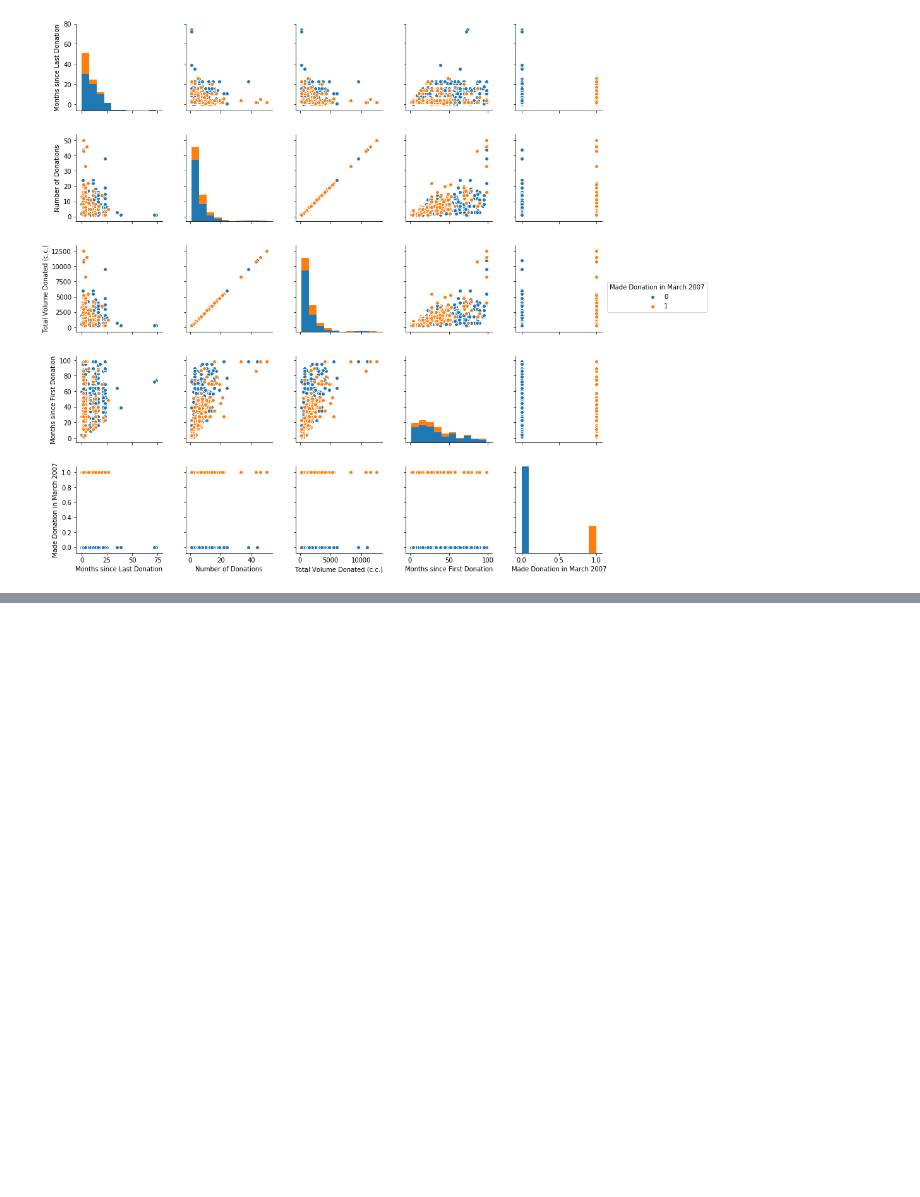
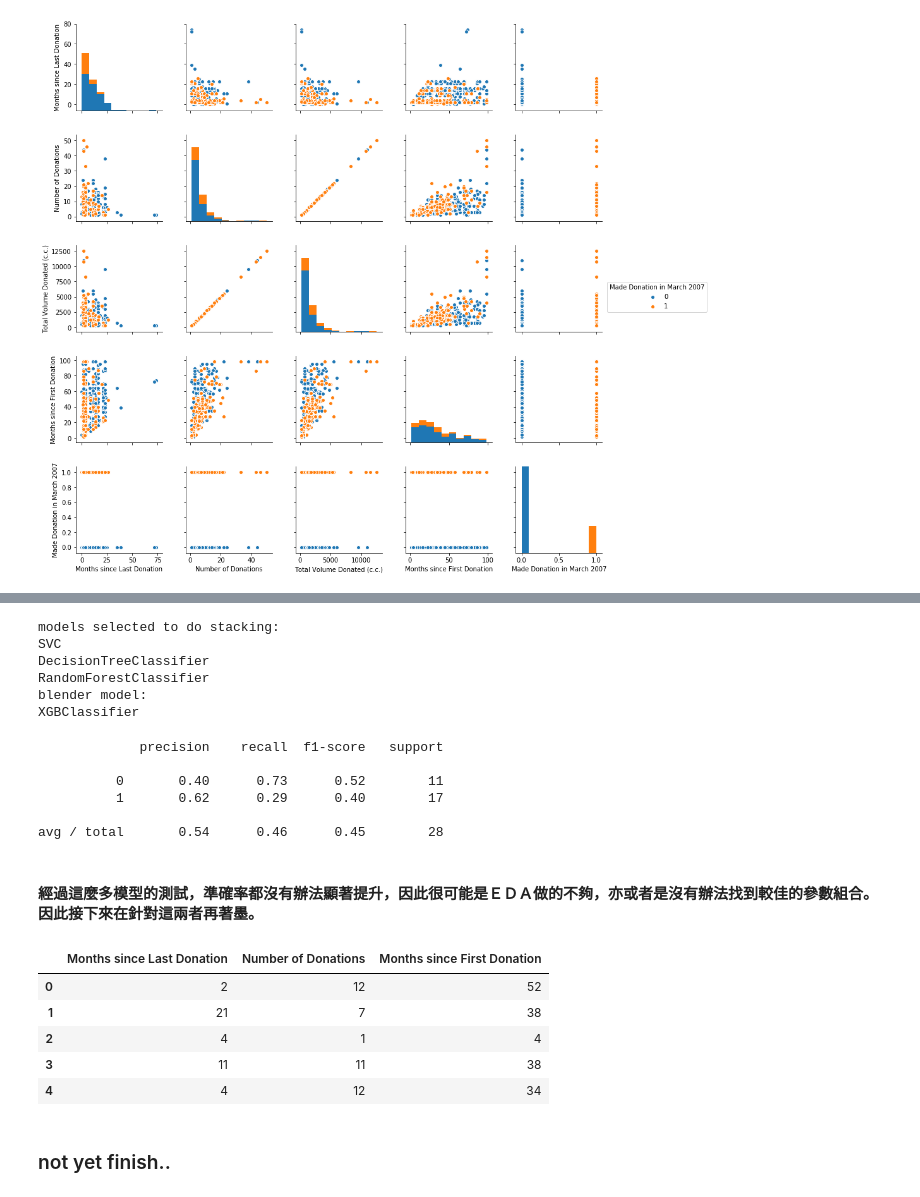
Before and after one commit to bing1106/Google_Analytics_Customer_Revenue_Prediction, a Jupyter notebook: src/blood_preprocessing_Lyndon.ipynb, the cells around one changed output, grey strips where cells are left out. Drawn from its saved outputs; the diff is of its cells as text; code cells hidden in the pictures; blank space fills up the shorter version.

```diff
--- a/src/blood_preprocessing_Lyndon.ipynb
+++ b/src/blood_preprocessing_Lyndon.ipynb
@@ -62,0 +353,16 @@ sns.pairplot(training_data.drop(['Unnamed: 0'], axis = 1), hue = 'Made Donation
+# %%
+svc_stacking = SVC()
+decisiontree_stacking = DecisionTreeClassifier()
+randomforest_stacking = RandomForestClassifier()
+xgb_stacking = XGBClassifier()
+
+voting_stacking = VotingClassifier(estimators=[('svc', svc_under), ('dt', decisiontree_under), ('xgb', xgb_under)])
+
+one_layer_model = one_layer_stacking_model([svc_stacking, decisiontree_stacking, randomforest_stacking], xgb_stacking)
+# %% [output]
+models selected to do stacking:
+SVC
+DecisionTreeClassifier
+RandomForestClassifier
+blender model:
+XGBClassifier
@@ -62,0 +371,22 @@ sns.pairplot(training_data.drop(['Unnamed: 0'], axis = 1), hue = 'Made Donation
+# %%
+one_layer_model_predict = one_layer_model.predict(X_test)
+print(classification_report(y_test, one_layer_model_predict))
+# %% [output]
+             precision    recall  f1-score   support
+
+          0       0.40      0.73      0.52        11
+          1       0.62      0.29      0.40        17
+
+avg / total       0.54      0.46      0.45        28
+# %% [markdown]
+#### 經過這麼多模型的測試，準確率都沒有辦法顯著提升，因此很可能是ＥＤＡ做的不夠，亦或者是沒有辦法找到較佳的參數組合。因此接下來在針對這兩者再著墨。
+# %%
+testing_data_clean = testing_data.drop(['Total Volume Donated (c.c.)', 'Unnamed: 0'], axis = 1)
+testing_data_clean.head()
+# %% [output]
+|  | Months since Last Donation | Number of Donations | Months since First Donation |
+| 0 | 2 | 12 | 52 |
+| 1 | 21 | 7 | 38 |
+| 2 | 4 | 1 | 4 |
+| 3 | 11 | 11 | 38 |
+| 4 | 4 | 12 | 34 |
@@ -62,0 +397,2 @@ sns.pairplot(training_data.drop(['Unnamed: 0'], axis = 1), hue = 'Made Donation
+# %% [markdown]
+### not yet finish..
```
Also changed, not shown: parts of 46 cells of this notebook, 1 other file.
